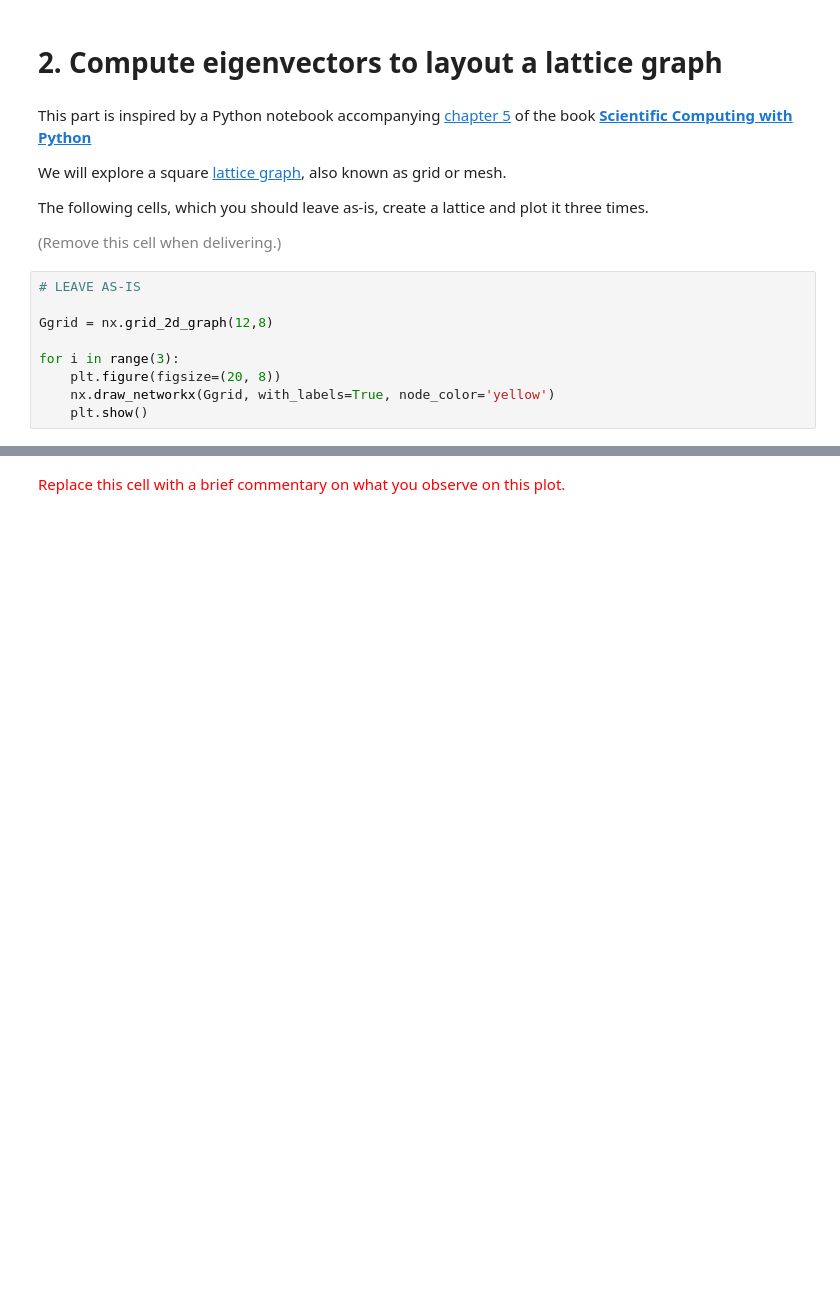
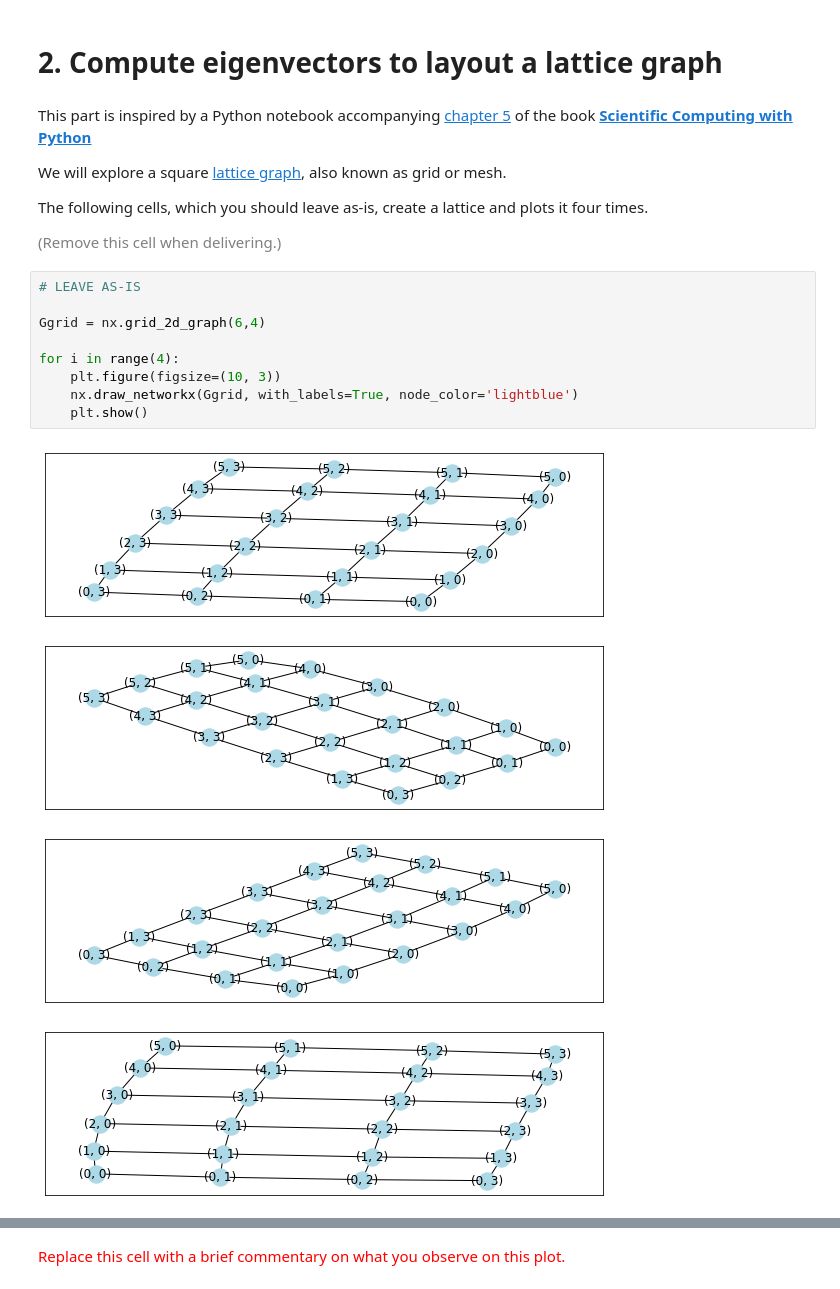
Before and after one commit to chatox/networks-science-course, a Jupyter notebook: practicum/ps09-spectral.ipynb, the cells around one changed output, grey strips where cells are left out. Cells and saved outputs as stored; diff of their text form; blank space fills up the shorter version.

```diff
--- a/practicum/ps09-spectral.ipynb
+++ b/practicum/ps09-spectral.ipynb
@@ -91,15 +111,20 @@ This part is inspired by a Python notebook accompanying [chapter 5](https://caam
 
 We will explore a square [lattice graph](https://en.wikipedia.org/wiki/Lattice_graph), also known as grid or mesh.
 
-The following cells, which you should leave as-is, create a lattice and plot it three times.
+The following cells, which you should leave as-is, create a lattice and plots it four times.
 
 <font size="-1" color="gray">(Remove this cell when delivering.)</font>
 # %%
 # LEAVE AS-IS
 
-Ggrid = nx.grid_2d_graph(12,8)
+Ggrid = nx.grid_2d_graph(6,4)
 
-for i in range(3):
-    plt.figure(figsize=(20, 8))
-    nx.draw_networkx(Ggrid, with_labels=True, node_color='yellow')
+for i in range(4):
+    plt.figure(figsize=(10, 3))
+    nx.draw_networkx(Ggrid, with_labels=True, node_color='lightblue')
     plt.show()
+# %% [output]
+[figure, added]
+[figure, added]
+[figure, added]
+[figure, added]
```
Also changed, not shown: parts of 39 cells of this notebook.
